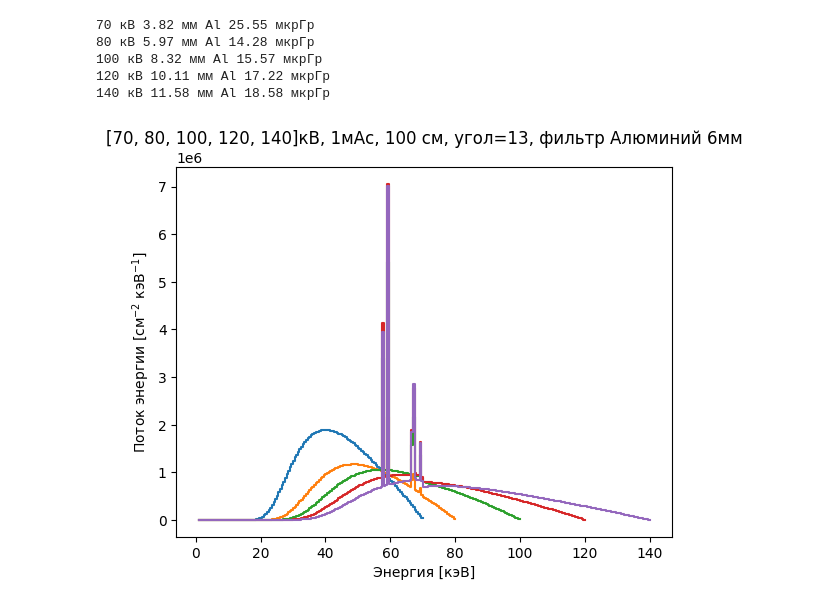
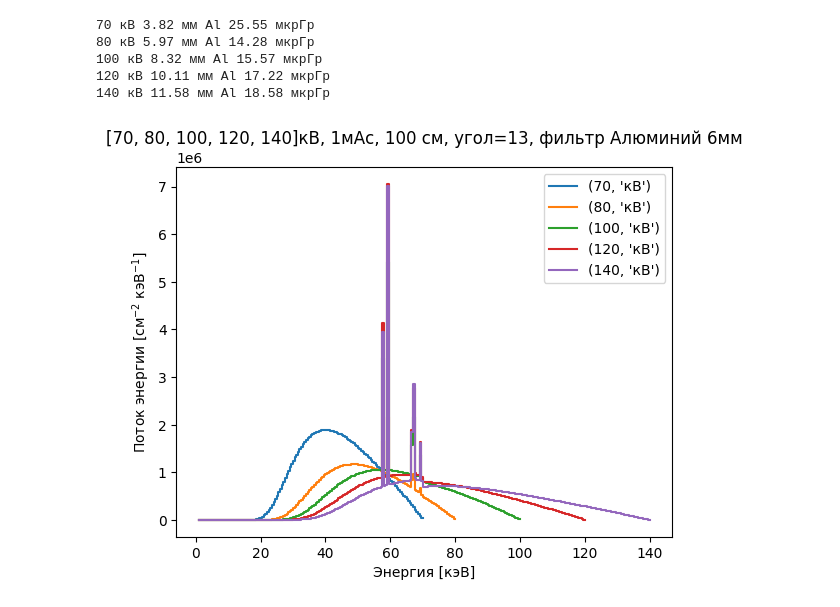
Before and after one commit to integrator942/X_ray_tube, a Jupyter notebook: task.ipynb, the cells around one changed output. Cells and saved outputs as stored; diff of their text form; code cells hidden in the pictures.

```diff
--- a/task.ipynb
+++ b/task.ipynb
@@ -11,13 +11,14 @@ s=sp.Spek (kvp=100, th=13, targ='W', z=100) #Расстояние в санти
 for pot in [70, 80, 100, 120, 140]:
     s.set(kvp=pot)
     k, phi_k= s.get_spectrum (edges=True)
-    plt.plot(k, phi_k)
+    plt.plot(k, phi_k, label=(pot, 'кВ'))
     hvl=s.get_hvl1() #Расчёт слоя половинного ослабления. По умолчанию - Алюминий
     kerm=s.get_kerma() # Поглощённая доза в воздухе?
     print (pot, "кВ", round (hvl,2), "мм Al", round (kerm,2), "мкрГр")
 plt.xlabel('Энергия [кэВ]')
 plt.ylabel('Поток энергии [см$^{-2}$ кэВ$^{-1}$]')
 plt.yscale('log')
+plt.legend()
 plt.title('без фильтра, [70, 80, 100, 120, 140]кВ, 1мАс, 100 см, угол=13, без фильтра')
 plt.show()
 # %% [output]
@@ -30,26 +31,27 @@ plt.show()
 # %%
 #Варьируем напряжение на аноде с фильтром
 s=sp.Spek (kvp=100, th=13, targ='W', z=100)
 
 for pot in [70, 80, 100, 120, 140]:
     s.filter('Al',6) #Фильтр в миллиметрах
     s.set(kvp=pot)
     k, phi_k= s.get_spectrum (edges=True)
-    plt.plot(k, phi_k)
+    plt.plot(k, phi_k, label=(pot, 'кВ'))
     hvl=s.get_hvl1() #Расчёт слоя половинного ослабления
     kerm=s.get_kerma() # Поглощённая доза в воздухе?
     print (pot, "кВ", round (hvl,2), "мм Al", round (kerm,2), "мкрГр")
 plt.xlabel('Энергия [кэВ]')
 plt.ylabel('Поток энергии [см$^{-2}$ кэВ$^{-1}$]')
+plt.legend()
 plt.title('[70, 80, 100, 120, 140]кВ, 1мАс, 100 см, угол=13, фильтр Алюминий 6мм')
 plt.show()
 # %% [output]
 70 кВ 3.82 мм Al 25.55 мкрГр
 80 кВ 5.97 мм Al 14.28 мкрГр
 100 кВ 8.32 мм Al 15.57 мкрГр
 120 кВ 10.11 мм Al 17.22 мкрГр
 140 кВ 11.58 мм Al 18.58 мкрГр
-[figure, old version]
+[figure, new version]
 # %%
 #Варьируем толщину фильтра из алюминия
 s=sp.Spek (kvp=100, th=13, targ='W', z=100)
```
Also changed, not shown: parts of 3 cells of this notebook.
